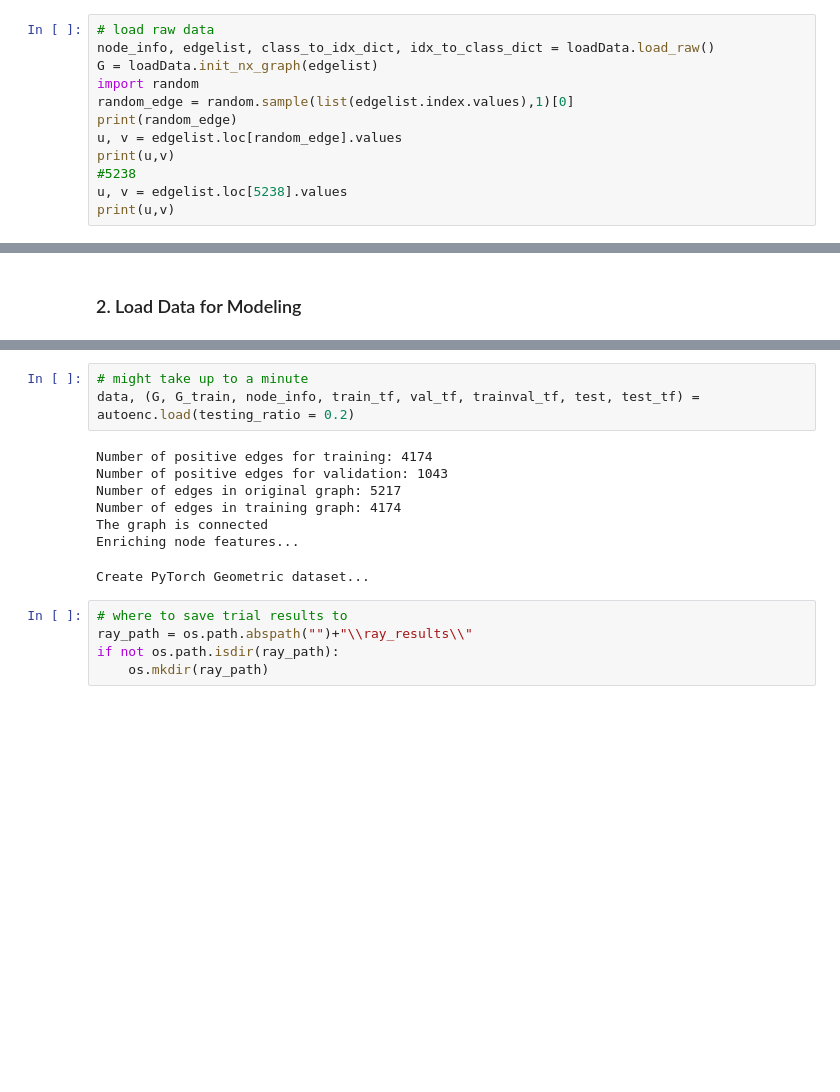
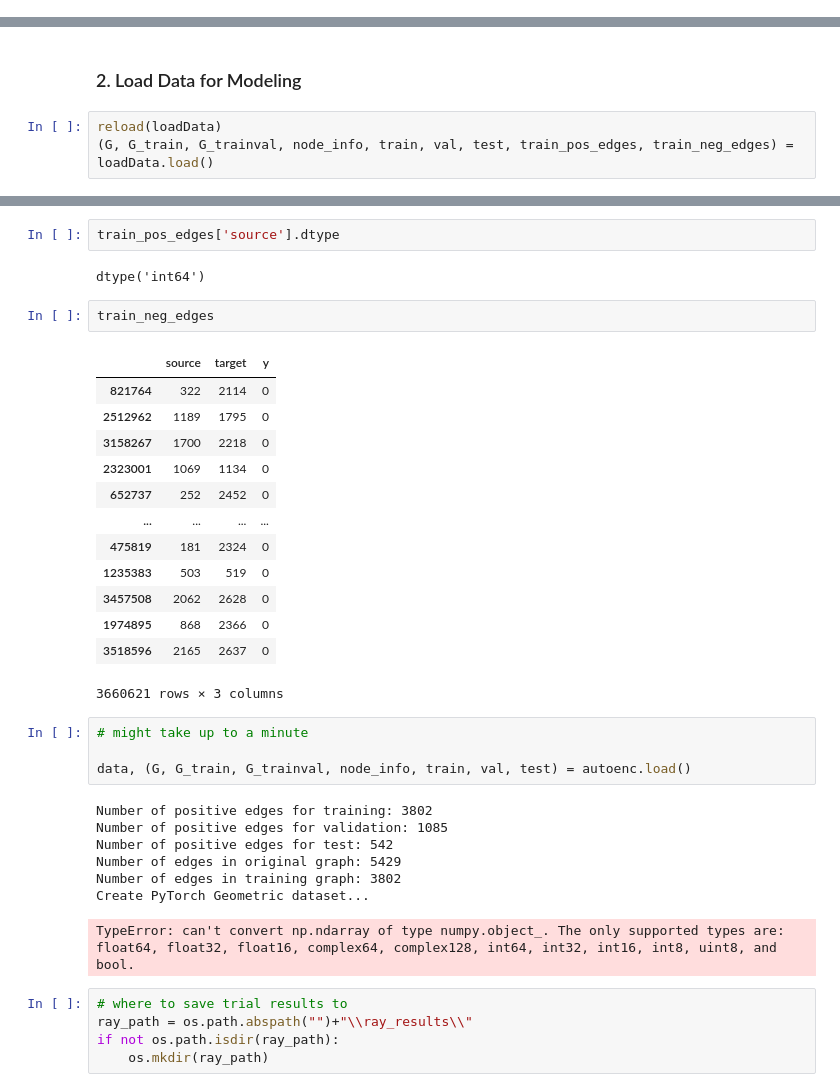
Before and after one commit to lassefschmidt/Network-Science_Final-Project, a Jupyter notebook: 1_Node Embedding_VGNAE.ipynb, the cells around one changed output, grey strips where cells are left out. Drawn from its saved outputs; the diff is of its cells as text; blank space fills up the shorter version.

Commit message:
change to load_Data functions

```diff
--- a/1_Node Embedding_VGNAE.ipynb
+++ b/1_Node Embedding_VGNAE.ipynb
@@ -73,15 +72,3 @@ plt.rc('xtick', labelsize=SMALL_SIZE)    # fontsize of the tick labels
 plt.rc('ytick', labelsize=SMALL_SIZE)    # fontsize of the tick labels
 plt.rc('legend', fontsize=MEDIUM_SIZE)   # legend fontsize
 plt.rc('figure', titlesize=BIGGER_SIZE)  # fontsize of the figure title
-# %%
-# load raw data
-node_info, edgelist, class_to_idx_dict, idx_to_class_dict = loadData.load_raw()
-G = loadData.init_nx_graph(edgelist)
-import random
-random_edge = random.sample(list(edgelist.index.values),1)[0]
-print(random_edge)
-u, v = edgelist.loc[random_edge].values
-print(u,v)
-#5238
-u, v = edgelist.loc[5238].values
-print(u,v)
@@ -92,2 +75,5 @@ print(u,v)
 # %% [markdown]
 ### 2. Load Data for Modeling
+# %%
+reload(loadData)
+(G, G_train, G_trainval, node_info, train, val, test, train_pos_edges, train_neg_edges) = loadData.load()
@@ -94,14 +106,35 @@ print(u,v)
+# %%
+train_pos_edges['source'].dtype
+# %% [output]
+dtype('int64')
+# %%
+train_neg_edges
+# %% [output]
+|  | source | target | y |
+| 821764 | 322 | 2114 | 0 |
+| 2512962 | 1189 | 1795 | 0 |
+| 3158267 | 1700 | 2218 | 0 |
+| 2323001 | 1069 | 1134 | 0 |
+| 652737 | 252 | 2452 | 0 |
+| ... | ... | ... | ... |
+| 475819 | 181 | 2324 | 0 |
+| 1235383 | 503 | 519 | 0 |
+| 3457508 | 2062 | 2628 | 0 |
+| 1974895 | 868 | 2366 | 0 |
+| 3518596 | 2165 | 2637 | 0 |
+3660621 rows × 3 columns
 # %%
 # might take up to a minute
-data, (G, G_train, node_info, train_tf, val_tf, trainval_tf, test, test_tf) = autoenc.load(testing_ratio = 0.2)
+
+data, (G, G_train, G_trainval, node_info, train, val, test) = autoenc.load()
 # %% [output]
-Number of positive edges for training: 4174
-Number of positive edges for validation: 1043
-Number of edges in original graph: 5217
-Number of edges in training graph: 4174
-The graph is connected
-Enriching node features...
+Number of positive edges for training: 3802
+Number of positive edges for validation: 1085
+Number of positive edges for test: 542
+Number of edges in original graph: 5429
+Number of edges in training graph: 3802
+Create PyTorch Geometric dataset...
-Create PyTorch Geometric dataset...
+TypeError: can't convert np.ndarray of type numpy.object_. The only supported types are: float64, float32, float16, complex64, complex128, int64, int32, int16, int8, uint8, and bool.
 # %%
 # where to save trial results to
 ray_path = os.path.abspath("")+"\\ray_results\\"
```
Also changed, not shown: parts of 4 cells of this notebook, 2 other files.
